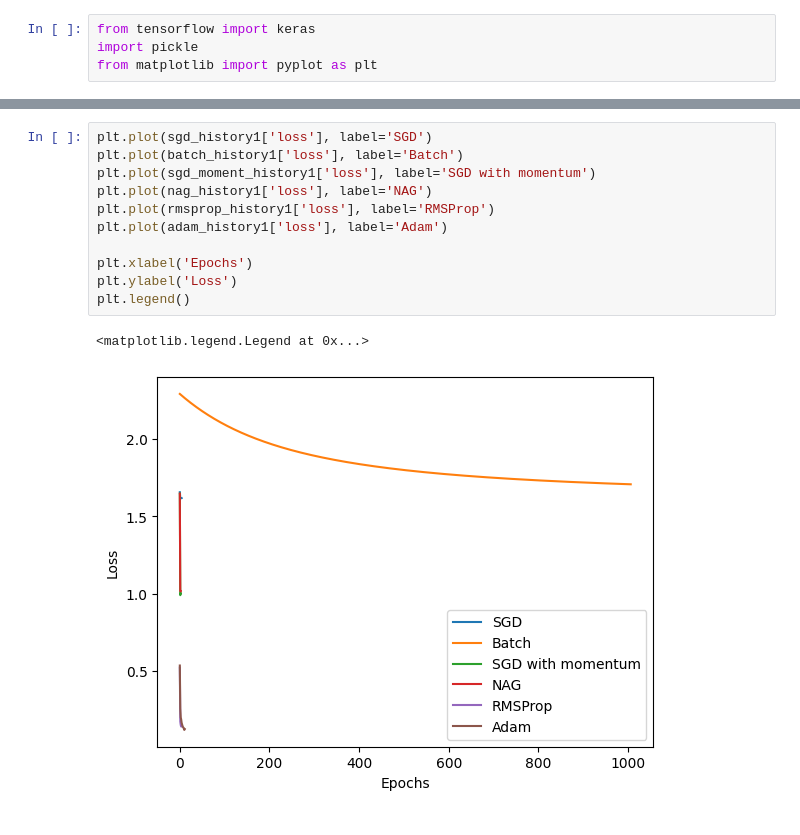
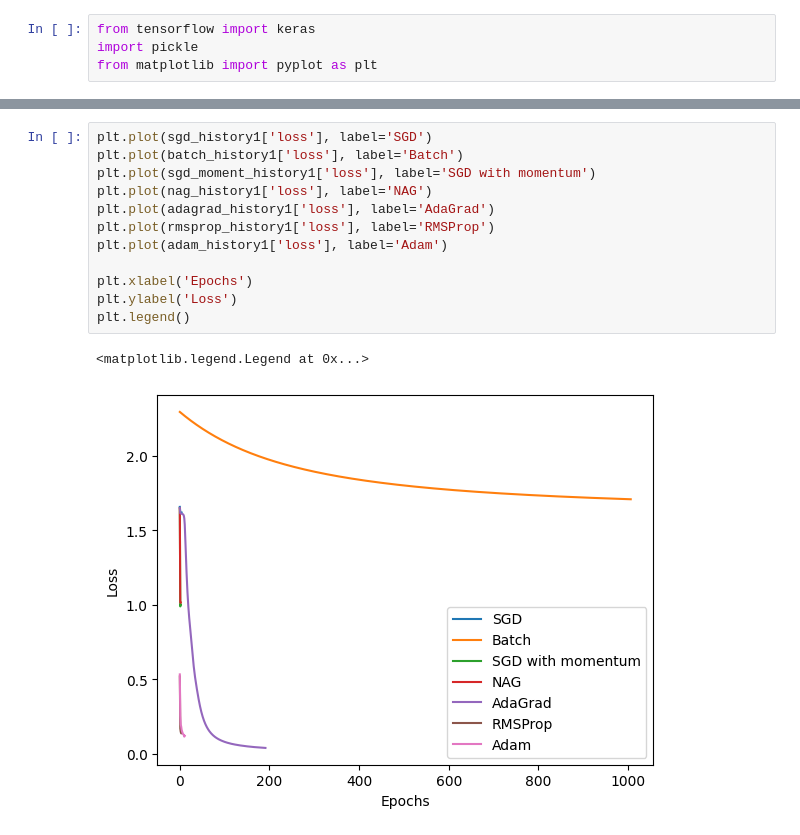
Before and after one commit to imraunav/Deep-Learning-and-Applications, a Jupyter notebook: ProgrammingAssignment3/plots.ipynb, the cells around one changed output, grey strips where cells are left out. Cells and saved outputs as stored; diff of their text form.

```diff
--- a/ProgrammingAssignment3/plots.ipynb
+++ b/ProgrammingAssignment3/plots.ipynb
@@ -24,17 +27,18 @@ with open("/Users/raunavghosh/Documents/DeepLearning/Assignments/Deep-Learning-a
 # %%
 plt.plot(sgd_history1['loss'], label='SGD')
 plt.plot(batch_history1['loss'], label='Batch')
 plt.plot(sgd_moment_history1['loss'], label='SGD with momentum')
 plt.plot(nag_history1['loss'], label='NAG')
+plt.plot(adagrad_history1['loss'], label='AdaGrad')
 plt.plot(rmsprop_history1['loss'], label='RMSProp')
 plt.plot(adam_history1['loss'], label='Adam')
 
 plt.xlabel('Epochs')
 plt.ylabel('Loss')
 plt.legend()
 # %% [output]
 <matplotlib.legend.Legend at 0x...>
-[figure, old version]
+[figure, new version]
 # %%
 with open("/Users/raunavghosh/Documents/DeepLearning/Assignments/Deep-Learning-and-Applications-CS671/ProgrammingAssignment3/SGD_history2.pkl",
           mode= 'rb') as f:
```
Also changed, not shown: parts of 5 cells of this notebook, 8 other files.
